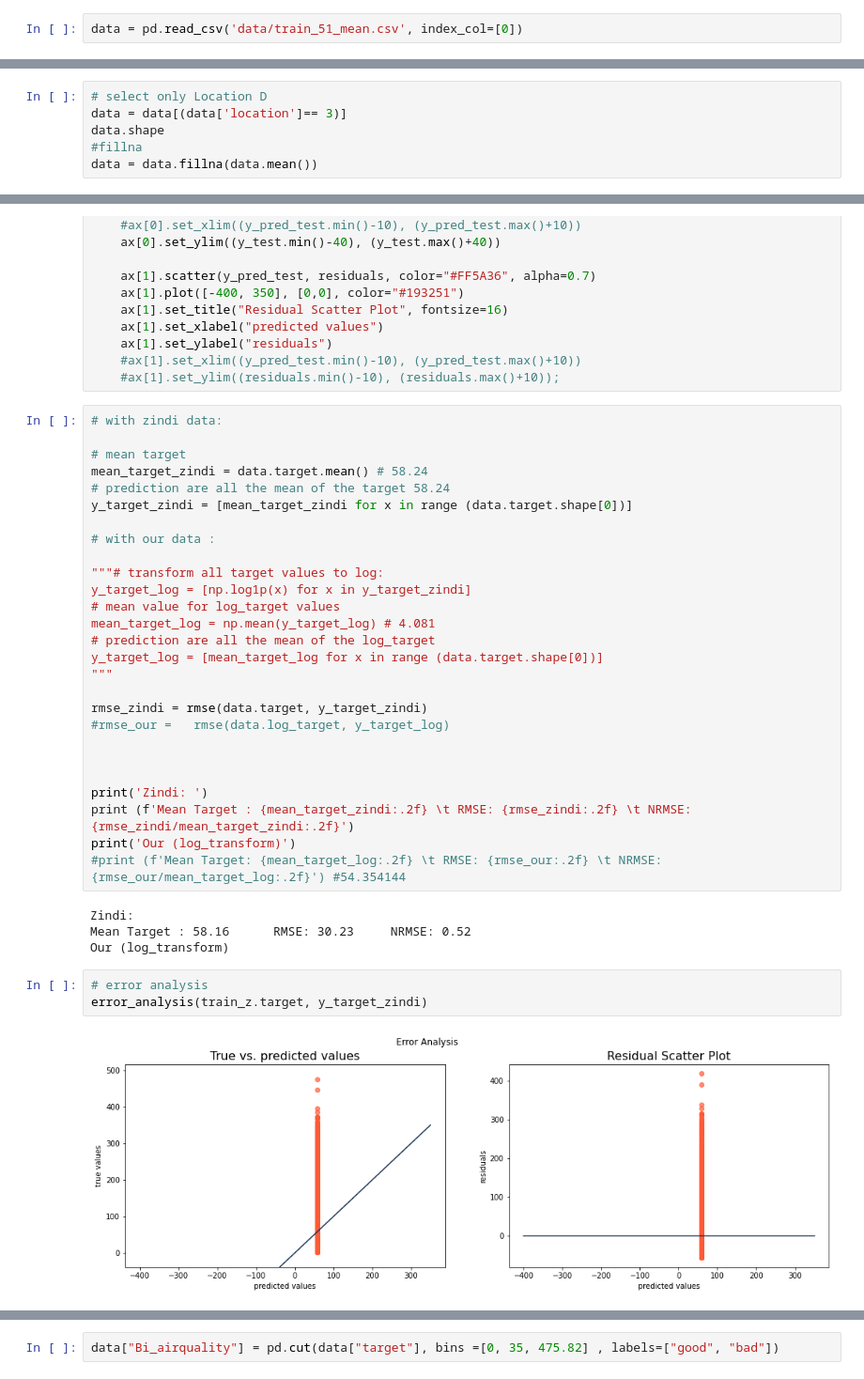
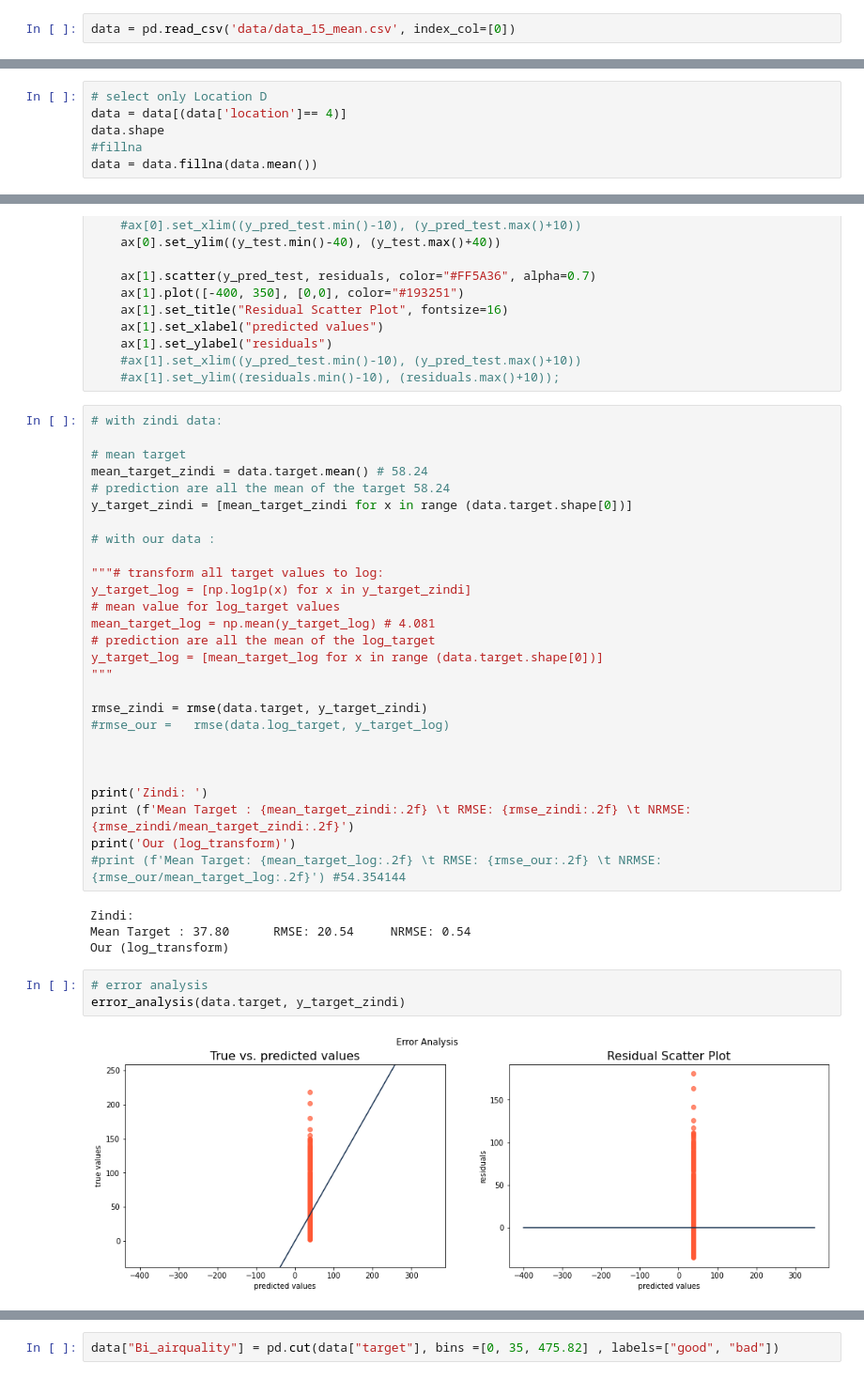
Before and after one commit to sm4rtm4art/airquality, a Jupyter notebook: EDA-and-modeling.ipynb, the cells around one changed output, grey strips where cells are left out. Shown at 94% size. Saved outputs shown, nothing was run; the diff lists cells and outputs as text.

```diff
--- a/EDA-and-modeling.ipynb
+++ b/EDA-and-modeling.ipynb
@@ -210,7 +206,7 @@ del data
 # %% [markdown]
 on data process
 # %%
-data = pd.read_csv('data/train_51_mean.csv', index_col=[0])
+data = pd.read_csv('data/data_15_mean.csv', index_col=[0])
 # %% [markdown]
 ### Log(1+x) Tranform target
 # %%
@@ -258,7 +260,7 @@ data.to_csv('data/train_51_mean.csv')
 the prediction gives the mean value of the target
 # %%
 # select only Location D
-data = data[(data['location']== 3)]
+data = data[(data['location']== 4)]
 data.shape
 #fillna
 data = data.fillna(data.mean())
@@ -327,10 +338,10 @@ print('Our (log_transform)')
 #print (f'Mean Target: {mean_target_log:.2f} \t RMSE: {rmse_our:.2f} \t NRMSE:{rmse_our/mean_target_log:.2f}') #54.354144
 # %% [output]
 Zindi:
-Mean Target : 58.16      RMSE: 30.23     NRMSE: 0.52
+Mean Target : 37.80      RMSE: 20.54     NRMSE: 0.54
 Our (log_transform)
 # %%
 # error analysis
-error_analysis(train_z.target, y_target_zindi)
+error_analysis(data.target, y_target_zindi)
 # %% [output]
-[figure, old version]
+[figure, new version]
```
Also changed, not shown: parts of 12 cells of this notebook, 3 other files.
